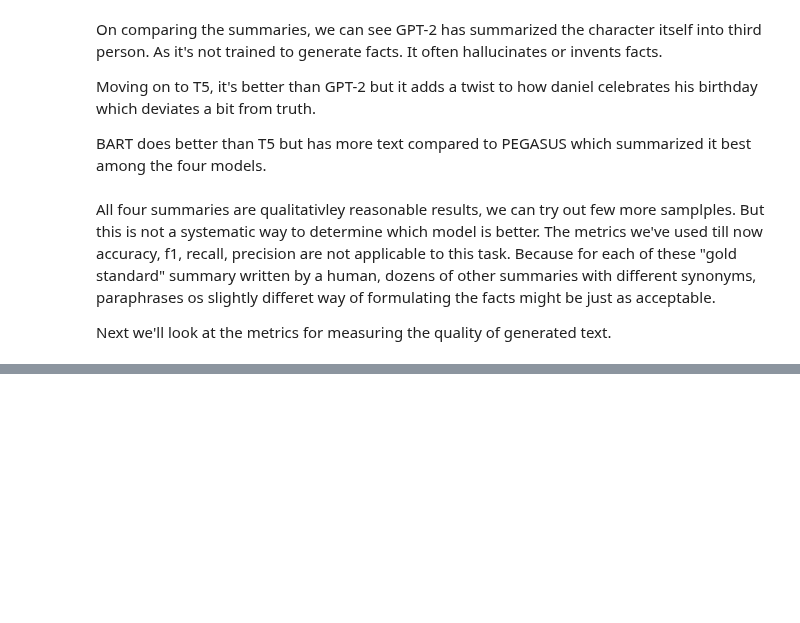
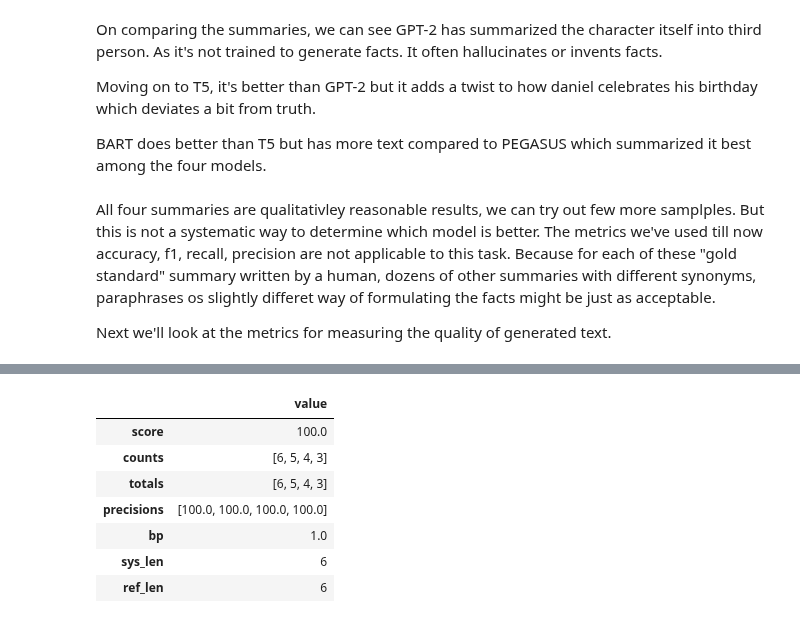
Before and after one commit to JpChii/nlp-with-hugging-face, a Jupyter notebook: notebooks/6-summarization.ipynb, the cells around one changed output, grey strips where cells are left out. Saved outputs shown, nothing was run; the diff lists cells and outputs as text; code cells hidden in the pictures; blank space fills up the shorter version.

```diff
--- a/notebooks/6-summarization.ipynb
+++ b/notebooks/6-summarization.ipynb
@@ -270,0 +423,21 @@ Next we'll look at the metrics for measuring the quality of generated text.
+# %%
+# Let's add another text sequence and implement all the steps for sacrebleu in a go
+bleu_metric.add(
+  prediction="the cat is on the mat",
+  reference=["the cat is on the mat"],
+)
+results = bleu_metric.compute(
+  smooth_method="floor",
+  smooth_value=0,
+)
+results["precisions"] = [np.round(p, 2) for p in results["precisions"]]
+pd.DataFrame.from_dict(results, orient="index", columns=["value"])
+# %% [output]
+|  | value |
+| score | 100.0 |
+| counts | [6, 5, 4, 3] |
+| totals | [6, 5, 4, 3] |
+| precisions | [100.0, 100.0, 100.0, 100.0] |
+| bp | 1.0 |
+| sys_len | 6 |
+| ref_len | 6 |
```
Also changed, not shown: parts of 22 cells of this notebook.
